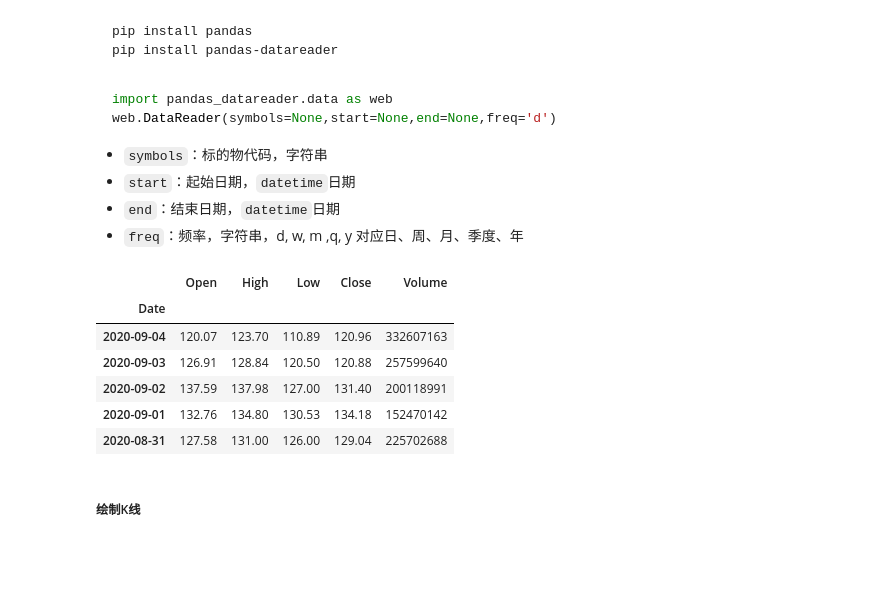
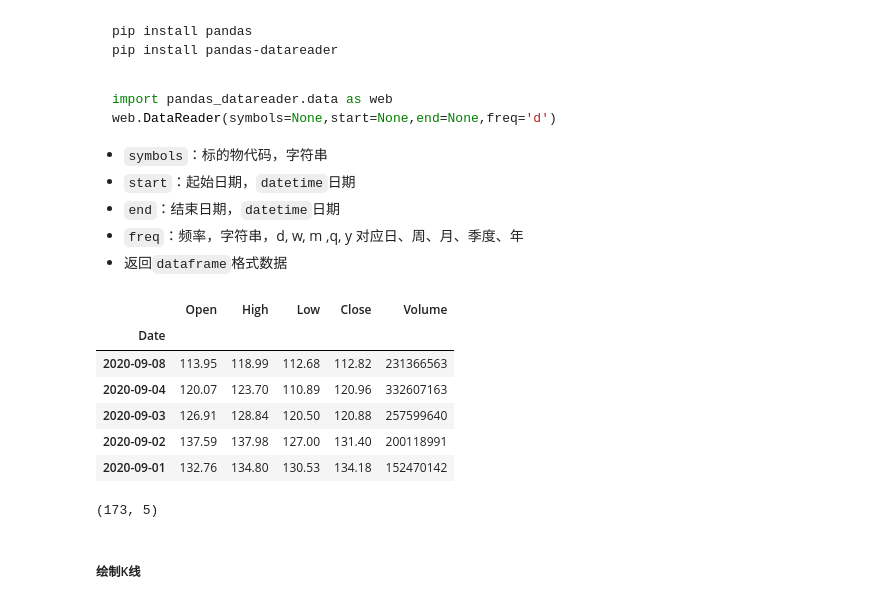
Before and after one commit to christinemu/quant-trading, a Jupyter notebook: TradingBasics.ipynb, the cells around one changed output. Saved outputs shown, nothing was run; the diff lists cells and outputs as text; code cells hidden in the pictures; blank space fills up the shorter version.

```diff
--- a/TradingBasics.ipynb
+++ b/TradingBasics.ipynb
@@ -355,17 +378,20 @@ web.DataReader(symbols=None,start=None,end=None,freq='d')
 - `start`：起始日期，`datetime`日期
 - `end`：结束日期，`datetime`日期
 - `freq`：频率，字符串，d, w, m ,q, y 对应日、周、月、季度、年
+- 返回`dataframe`格式数据
 # %%
-aprice = web.DataReader('AAPL','stooq',start=datetime(2020,8,25),end=datetime(2020,9,4))
+aprice = web.DataReader('AAPL','stooq',start=datetime(2020,1,1),end=datetime(2020,9,9))
 aprice.head()
+aprice.shape
 # %% [output]
 |  | Open | High | Low | Close | Volume |
 | Date |  |  |  |  |  |
+| 2020-09-08 | 113.95 | 118.99 | 112.68 | 112.82 | 231366563 |
 | 2020-09-04 | 120.07 | 123.70 | 110.89 | 120.96 | 332607163 |
 | 2020-09-03 | 126.91 | 128.84 | 120.50 | 120.88 | 257599640 |
 | 2020-09-02 | 137.59 | 137.98 | 127.00 | 131.40 | 200118991 |
 | 2020-09-01 | 132.76 | 134.80 | 130.53 | 134.18 | 152470142 |
-| 2020-08-31 | 127.58 | 131.00 | 126.00 | 129.04 | 225702688 |
+(173, 5)
 # %%
 aprice.sort_index(inplace=True)
 # %% [markdown]
```
Also changed, not shown: parts of 26 cells of this notebook, 8 other files.
